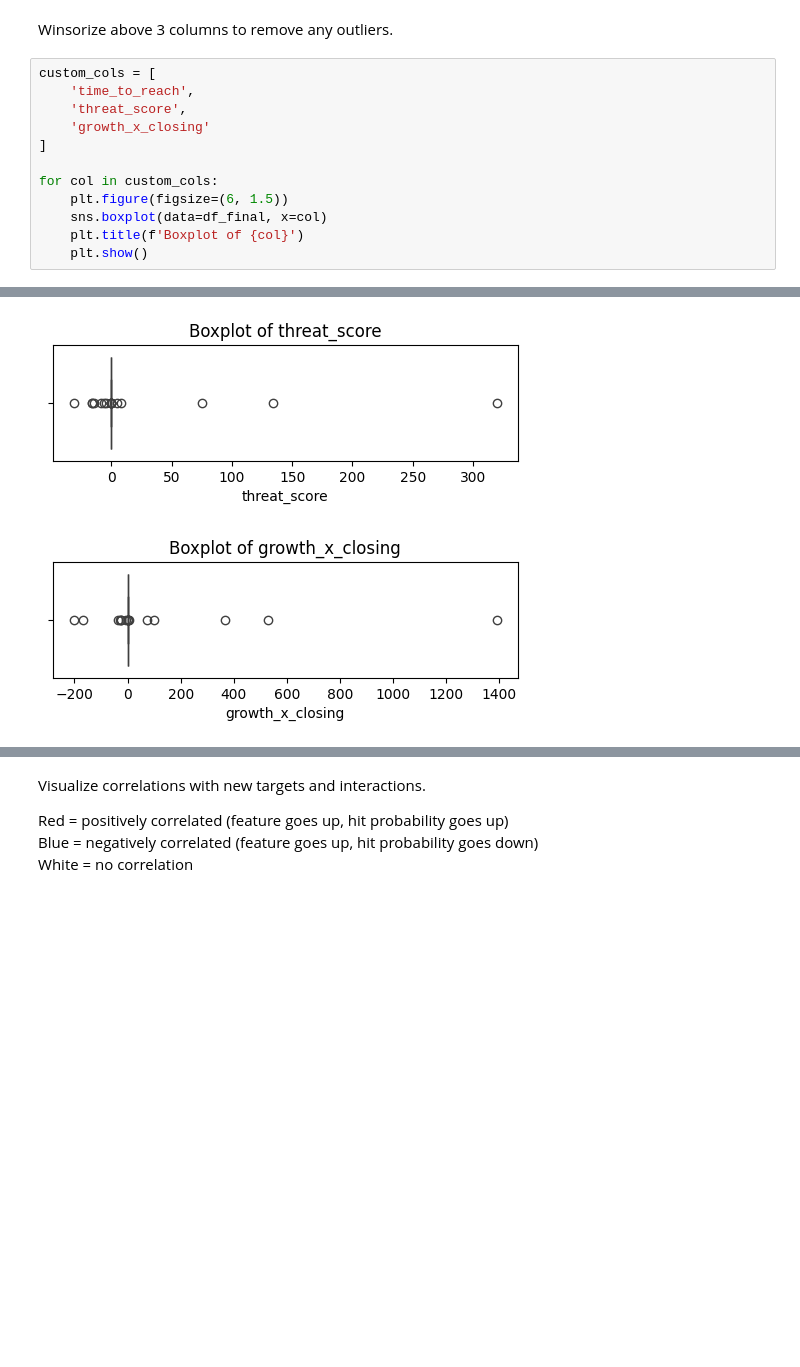
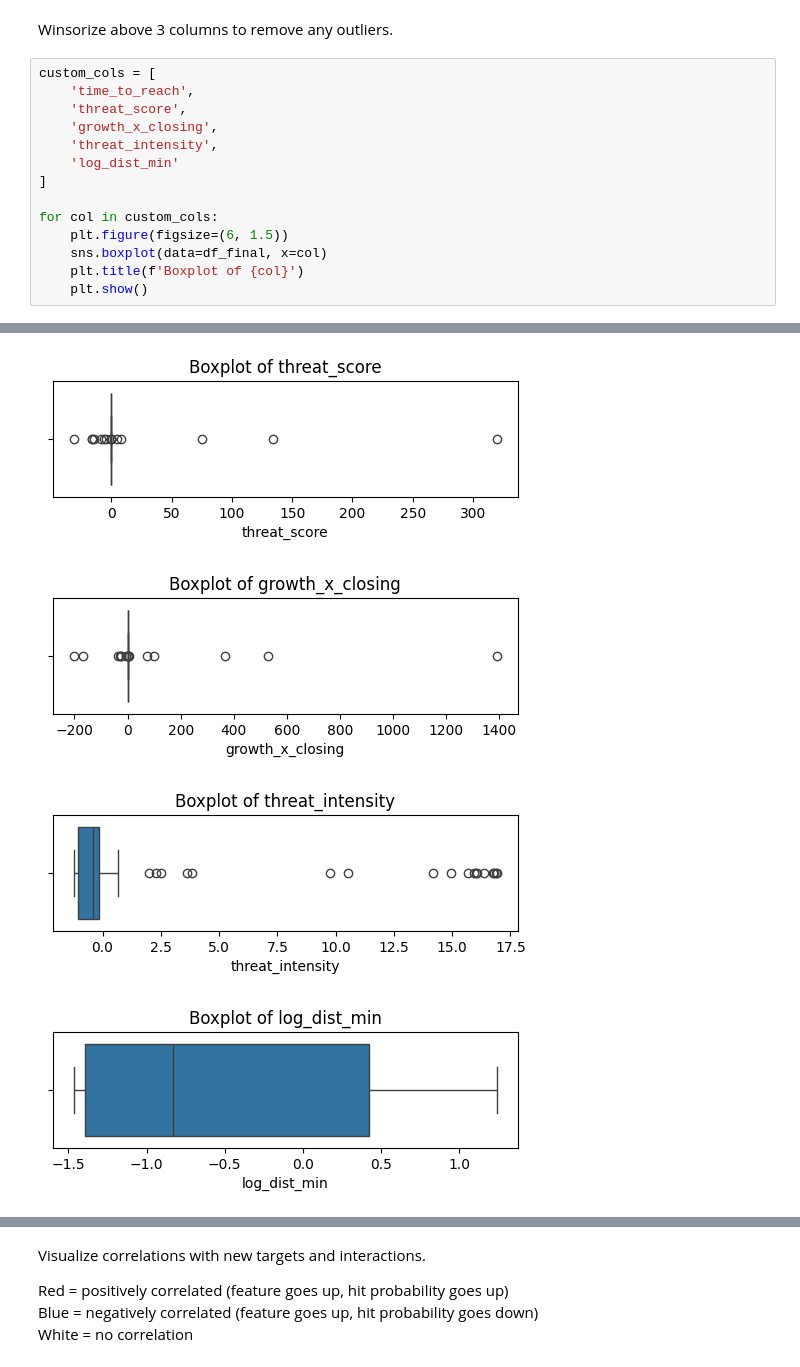
Before and after one commit to HarshikaV/WiDS-Global-Datathon-BTT_Riparian, a Jupyter notebook: BTT_Riparian.ipynb, the cells around one changed output, grey strips where cells are left out. Saved outputs shown, nothing was run; the diff lists cells and outputs as text; blank space fills up the shorter version.

```diff
--- a/BTT_Riparian.ipynb
+++ b/BTT_Riparian.ipynb
@@ -449,19 +459,23 @@ Winsorize above 3 columns to remove any outliers.
 # %%
 custom_cols = [
     'time_to_reach',
     'threat_score',
-    'growth_x_closing'
+    'growth_x_closing',
+    'threat_intensity',
+    'log_dist_min'
 ]
 
 for col in custom_cols:
     plt.figure(figsize=(6, 1.5))
     sns.boxplot(data=df_final, x=col)
     plt.title(f'Boxplot of {col}')
     plt.show()
 # %% [output]
 [figure]
 [figure]
 [figure]
+[figure, added]
+[figure, added]
 # %%
 df_final["threat_score"] = stats.mstats.winsorize(df_final["threat_score"], limits=[0.02, 0.02])
 df_final["growth_x_closing"] = stats.mstats.winsorize(df_final["growth_x_closing"], limits=[0.02, 0.02])
```
Also changed, not shown: parts of 42 cells of this notebook, 1 other file.
